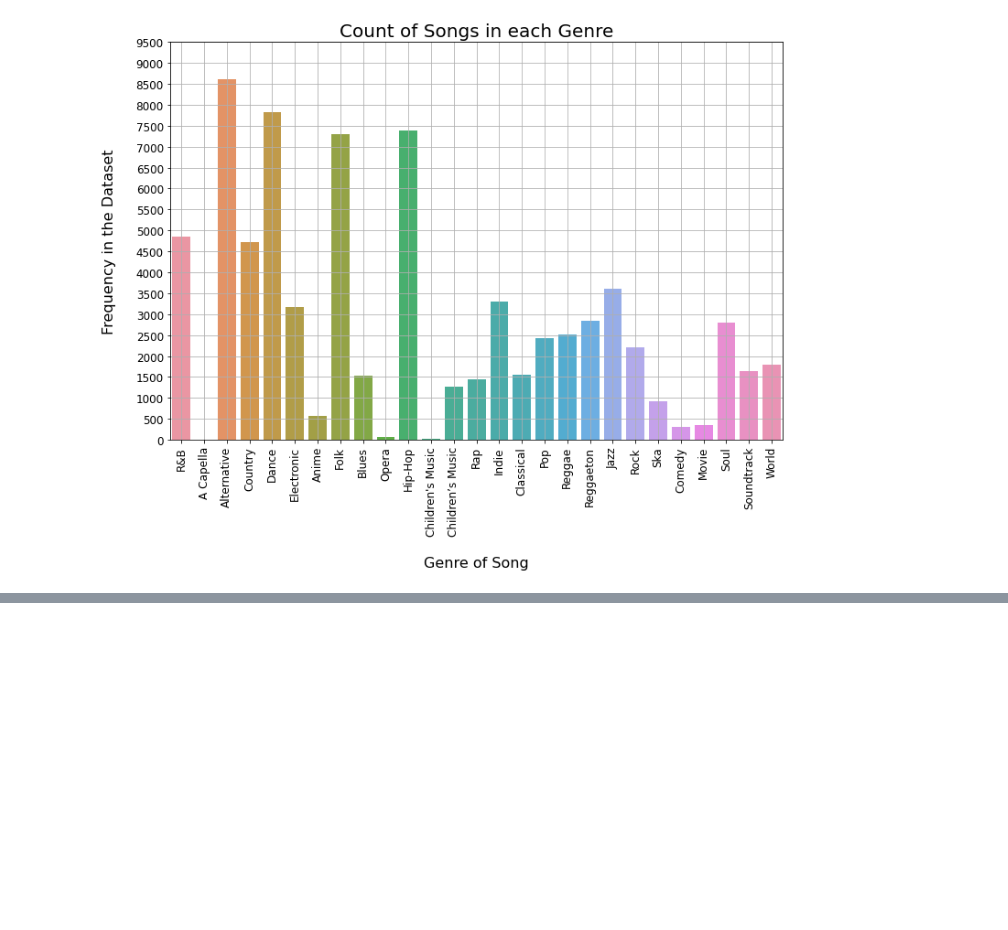
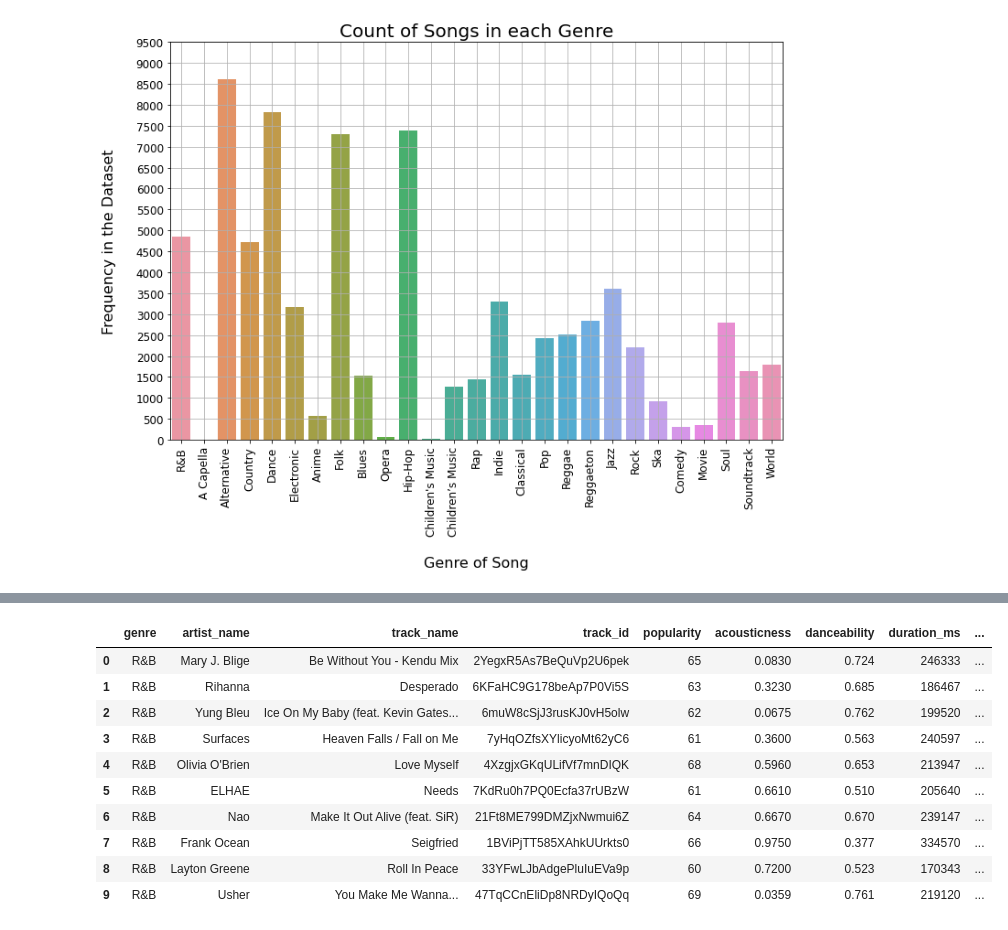
Before and after one commit to Spotify-DSPT-158/Build-Week-Spotify, a Jupyter notebook: spotify_eda.ipynb, the cells around one changed output, grey strips where cells are left out. Drawn from its saved outputs; the diff is of its cells as text; code cells hidden in the pictures; blank space fills up the shorter version.

```diff
--- a/spotify_eda.ipynb
+++ b/spotify_eda.ipynb
@@ -250,0 +322,21 @@ dtype: int64
+# %%
+# Combine artist names, genre, and tracks into one feature
+most_pop_songs['text'] = most_pop_songs[['genre', 'artist_name',
+                                         'track_name'
+                                         ]].apply(lambda x: ' '.join(x),
+                                                  axis=1)
+
+# Look at the new dataframe
+most_pop_songs.head(10)
+# %% [output]
+|  | genre | artist_name | track_name | track_id | popularity | acousticness | danceability | duration_ms | ... |
+| 0 | R&B | Mary J. Blige | Be Without You - Kendu Mix | 2YegxR5As7BeQuVp2U6pek | 65 | 0.0830 | 0.724 | 246333 | ... |
+| 1 | R&B | Rihanna | Desperado | 6KFaHC9G178beAp7P0Vi5S | 63 | 0.3230 | 0.685 | 186467 | ... |
+| 2 | R&B | Yung Bleu | Ice On My Baby (feat. Kevin Gates... | 6muW8cSjJ3rusKJ0vH5olw | 62 | 0.0675 | 0.762 | 199520 | ... |
+| 3 | R&B | Surfaces | Heaven Falls / Fall on Me | 7yHqOZfsXYlicyoMt62yC6 | 61 | 0.3600 | 0.563 | 240597 | ... |
+| 4 | R&B | Olivia O'Brien | Love Myself | 4XzgjxGKqULifVf7mnDIQK | 68 | 0.5960 | 0.653 | 213947 | ... |
+| 5 | R&B | ELHAE | Needs | 7KdRu0h7PQ0Ecfa37rUBzW | 61 | 0.6610 | 0.510 | 205640 | ... |
+| 6 | R&B | Nao | Make It Out Alive (feat. SiR) | 21Ft8ME799DMZjxNwmui6Z | 64 | 0.6670 | 0.670 | 239147 | ... |
+| 7 | R&B | Frank Ocean | Seigfried | 1BViPjTT585XAhkUUrkts0 | 66 | 0.9750 | 0.377 | 334570 | ... |
+| 8 | R&B | Layton Greene | Roll In Peace | 33YFwLJbAdgePluIuEVa9p | 60 | 0.7200 | 0.523 | 170343 | ... |
+| 9 | R&B | Usher | You Make Me Wanna... | 47TqCCnEliDp8NRDyIQoQq | 69 | 0.0359 | 0.761 | 219120 | ... |
```
Also changed, not shown: parts of 39 cells of this notebook.
